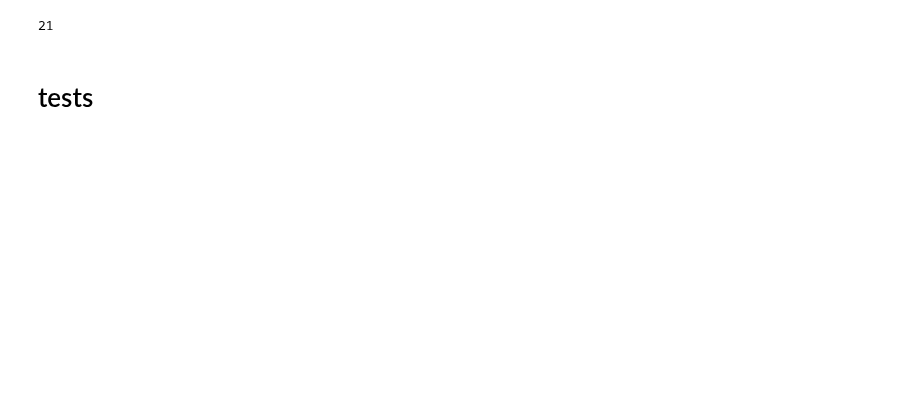
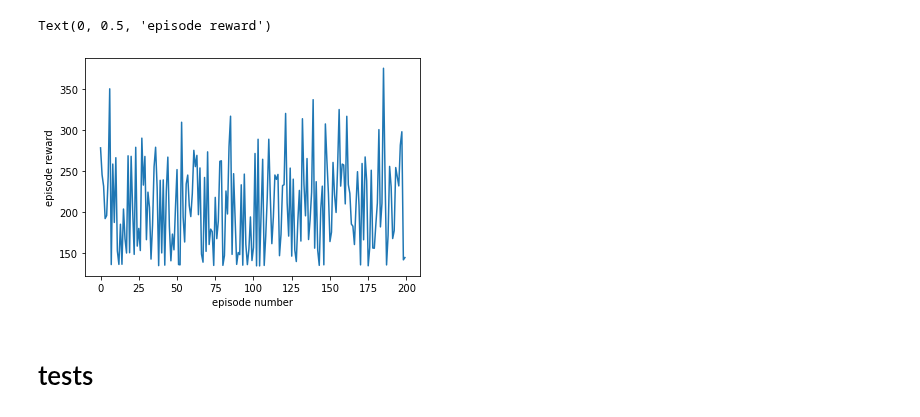
Before and after one commit to richard-warren/rl_sandbox, a Jupyter notebook: ppo_demo.ipynb, the cells around one changed output. Cells and saved outputs as stored; diff of their text form; code cells hidden in the pictures; blank space fills up the shorter version.

Commit message:
initial sketch, running but not yet learning

```diff
--- a/ppo_demo.ipynb
+++ b/ppo_demo.ipynb
@@ -61,20 +66,2 @@ class Env():
-# %%
-env = Env('fish', 'upright')
-env.step([0,0,0,0,0])
-env.state_dim
-# %% [output]
-21
-# %%
-def mlp(key, input_dim, output_dim, hidden_layers=(64,32)):
-    layers = []
-
-    for hl in hidden_layers:
-        layers += [stax.Dense(hl), stax.Tanh()]
-    layers.append(stax.Dense(output_dim))
-
-    init_fun, apply_fun = stax.serial(*layers)
-    params = init_fun(key, -1, input_dim)
-
-    return apply_fun, params
 # %%
 class ActorCritic():
@@ -99,2 +225,58 @@ class ActorCritic():
+# %%
+# settings (temp)
+domain='cartpole'
+task='balance'
+batch_size=1024 * 20  # 1000 steps per episode
+max_episodes = 200
+seed = 0
+hidden_layers = (24,48)
+K_epochs = 4
+minibatch_size = int(batch_size/8)
+learning_rate = 3e-4
+
+# todo: does terminate early? if not, switch from lengths to total reward!
+
+key = jax.random.PRNGKey(seed)
+env = Env(domain, task)
+state = env.reset()  # todo: random seed stuff!
+
+policy = ActorCritic(key, env.state_dim, env.action_dim,
+                     actor_hlayers=hidden_layers, critic_hlayers=hidden_layers)
+
+ppo = PPO(policy, K_epochs=K_epochs, minibatch_size=minibatch_size, learning_rate=learning_rate)
+params_init = ppo.policy.params.copy()  # temp
+
+update_count = 0
+keys = np.array(jax.random.split(key, num=(max_episodes * env.max_steps)))
+total_rewards = []
+
+with trange(max_episodes, desc='Episode') as t:
+    for i in t:
+        state = env.reset()
+        rewards = []
+        done = False
+
+        while not done:
+            action, action_prob = ppo.policy.act(keys[i], ppo.policy.params['actor'], state)
+            state_next, reward, done = env.step(action)
+            ppo.add_memory(state, action, reward, action_prob, done)
+            state = state_next
+            rewards.append(reward)
+
+            if ppo.n_memories==batch_size:
+                ppo.update(key)
+                update_count += 1
+
+        total_rewards.append(sum(rewards))
+        t.set_postfix(total_reward=total_rewards[-1], n_memories=ppo.n_memories, n_updates=update_count)
+
+
+# plot
+plt.plot(total_rewards)
+plt.xlabel('episode number')
+plt.ylabel('episode reward')
+# %% [output]
+Text(0, 0.5, 'episode reward')
+[figure, added]
 # %% [markdown]
 # tests
```
Also changed, not shown: parts of 8 cells of this notebook.
